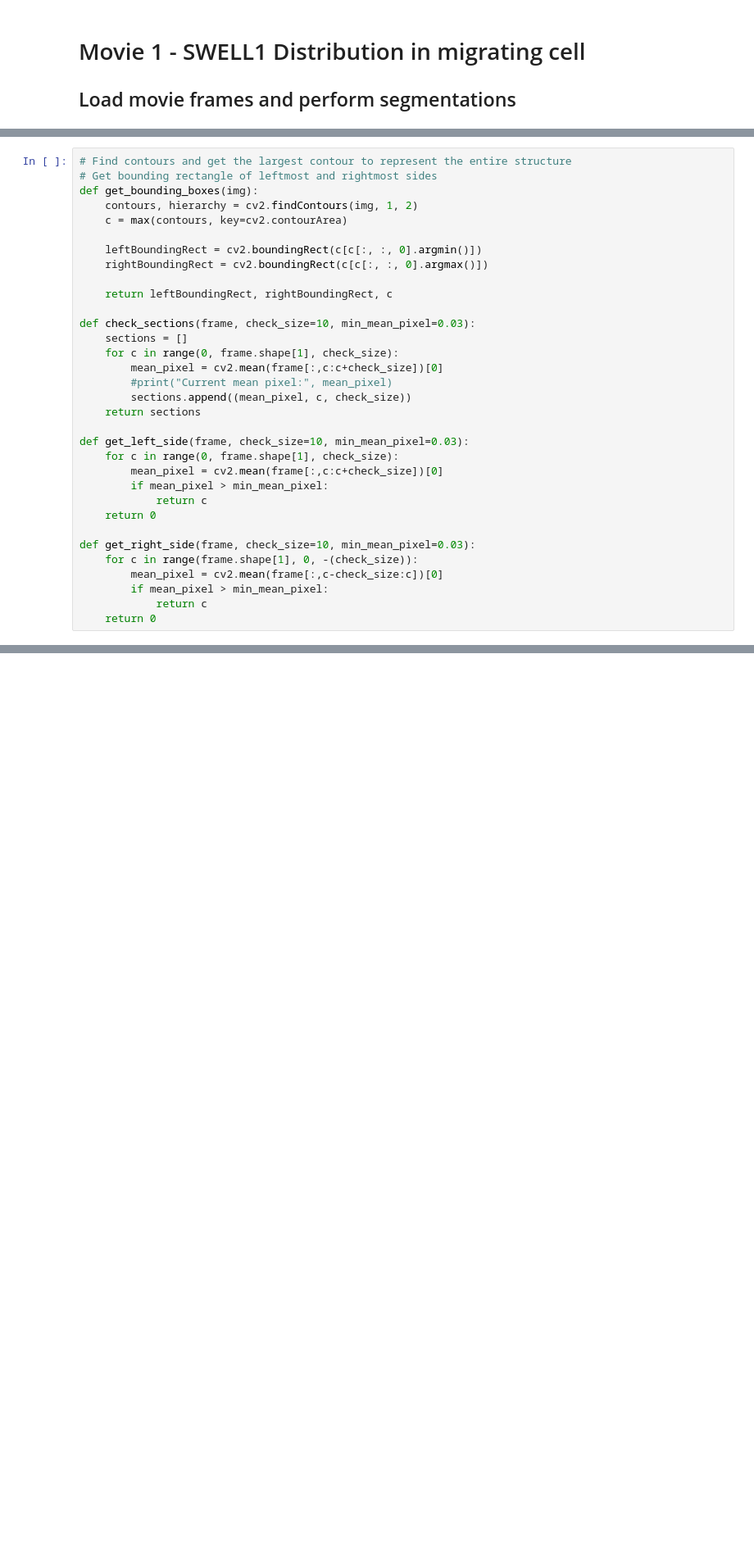
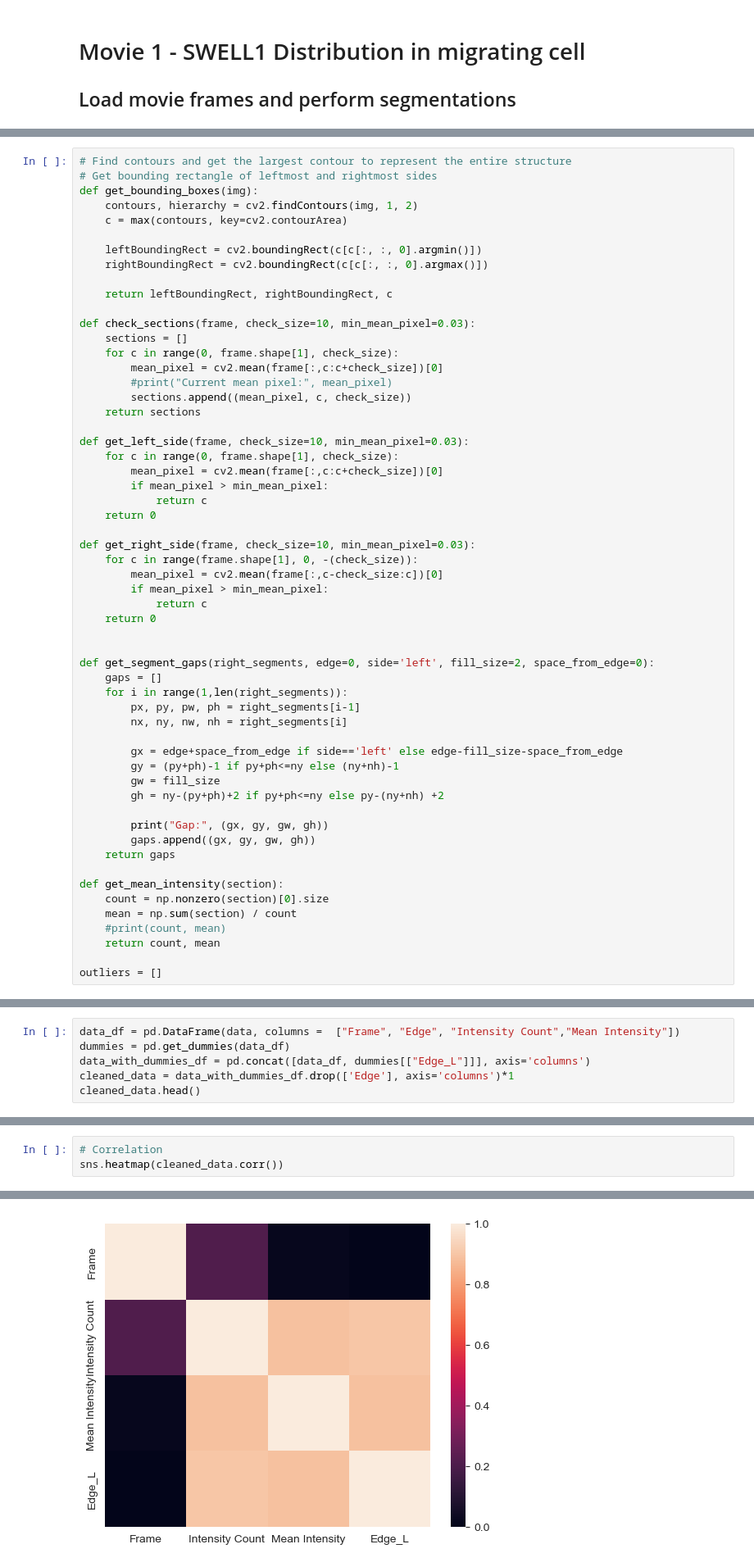
Before and after one commit to ProfNuru/cell-segmentations, a Jupyter notebook: Movie1_Analysis.ipynb, the cells around one changed output, grey strips where cells are left out. Shown at 82% size. Saved outputs shown, nothing was run; the diff lists cells and outputs as text; blank space fills up the shorter version.

```diff
--- a/Movie1_Analysis.ipynb
+++ b/Movie1_Analysis.ipynb
@@ -42,6 +43,30 @@ def get_right_side(frame, check_size=10, min_mean_pixel=0.03):
         if mean_pixel > min_mean_pixel:
             return c
     return 0
+
+
+def get_segment_gaps(right_segments, edge=0, side='left', fill_size=2, space_from_edge=0):
+    gaps = []
+    for i in range(1,len(right_segments)):
+        px, py, pw, ph = right_segments[i-1]
+        nx, ny, nw, nh = right_segments[i]
+
+        gx = edge+space_from_edge if side=='left' else edge-fill_size-space_from_edge
+        gy = (py+ph)-1 if py+ph<=ny else (ny+nh)-1
+        gw = fill_size
+        gh = ny-(py+ph)+2 if py+ph<=ny else py-(ny+nh) +2
+
+        print("Gap:", (gx, gy, gw, gh))
+        gaps.append((gx, gy, gw, gh))
+    return gaps
+
+def get_mean_intensity(section):
+    count = np.nonzero(section)[0].size
+    mean = np.sum(section) / count
+    #print(count, mean)
+    return count, mean
+
+outliers = []
 # %% [markdown]
 ## Calibrate and estimate parameters for segments
 
@@ -347,0 +208,6 @@ That is, significantly more SWELL1 proteins localize at the trailing edge than t
+# %%
+data_df = pd.DataFrame(data, columns =  ["Frame", "Edge", "Intensity Count","Mean Intensity"])
+dummies = pd.get_dummies(data_df)
+data_with_dummies_df = pd.concat([data_df, dummies[["Edge_L"]]], axis='columns')
+cleaned_data = data_with_dummies_df.drop(['Edge'], axis='columns')*1
+cleaned_data.head()
@@ -347,0 +223,4 @@ That is, significantly more SWELL1 proteins localize at the trailing edge than t
+# %%
+# Correlation
+sns.heatmap(cleaned_data.corr())
+# %% [output]
@@ -347,0 +228 @@ That is, significantly more SWELL1 proteins localize at the trailing edge than t
+[figure, added]
```
Also changed, not shown: parts of 59 cells of this notebook, 18 other files.
